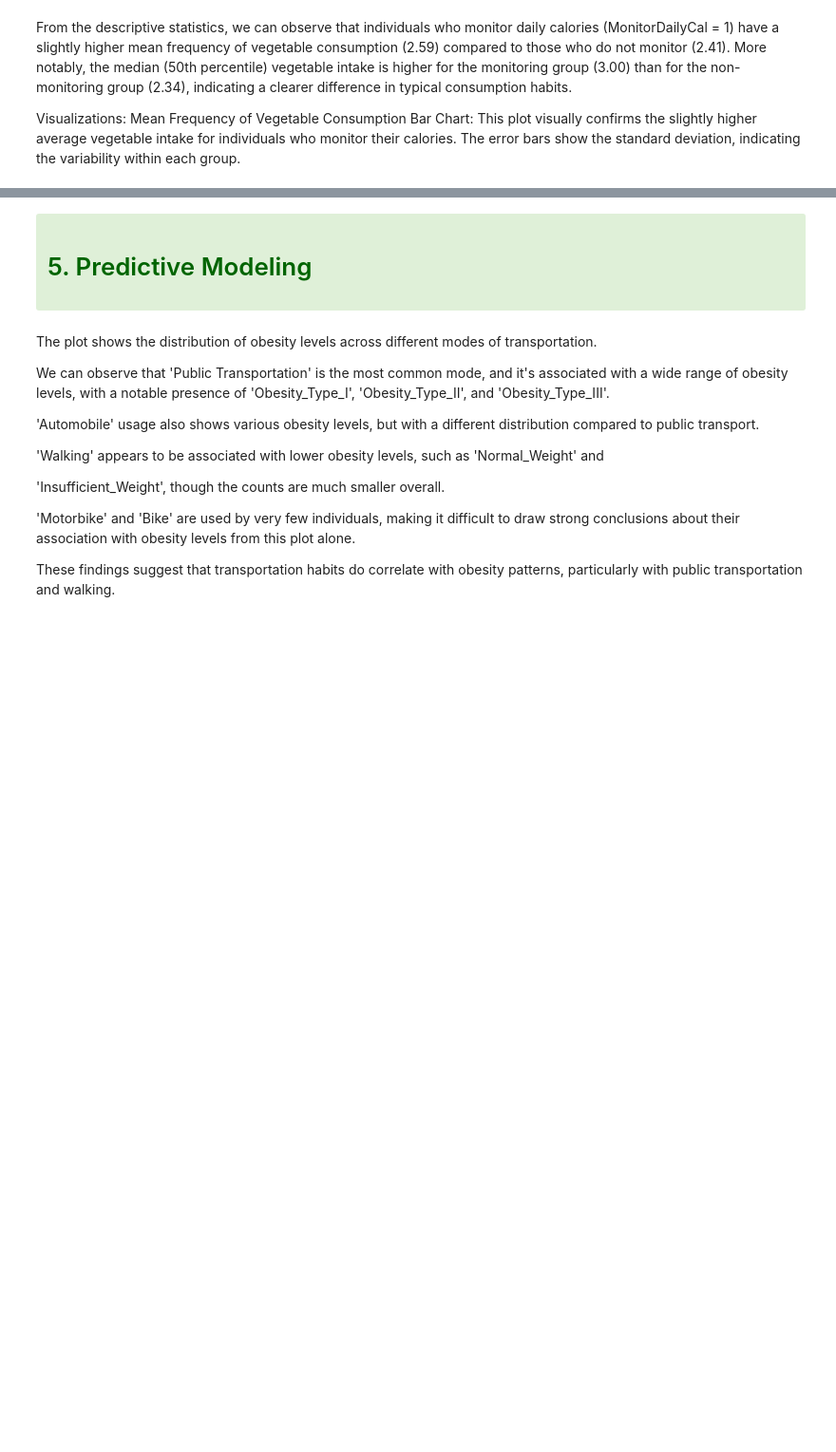
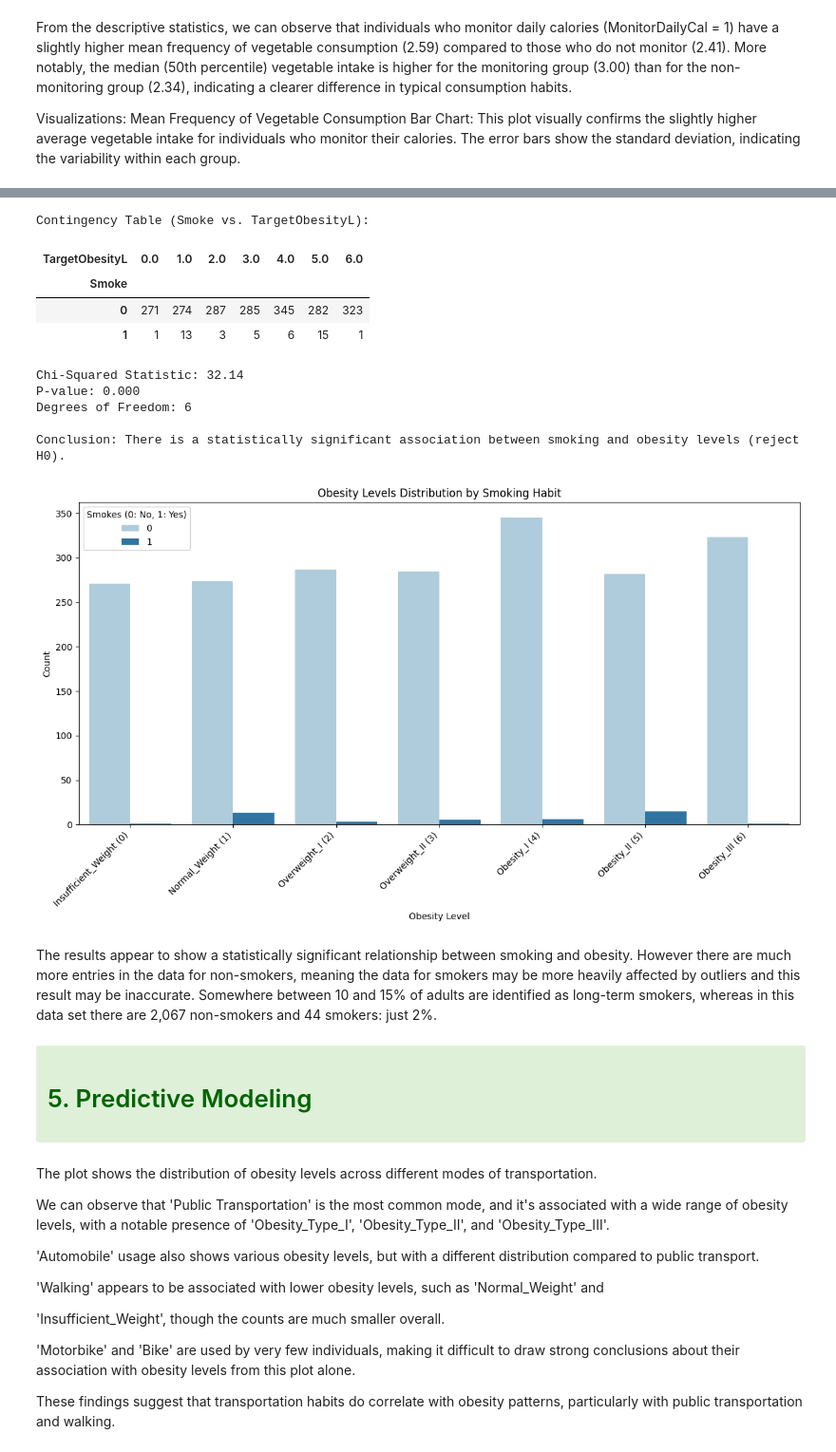
Before and after one commit to MInesGomes/DataScienceObesityLevels, a Jupyter notebook: DSGroup2.ipynb, the cells around one changed output, grey strips where cells are left out. Shown at 95% size. Drawn from its saved outputs; the diff is of its cells as text; code cells hidden in the pictures; blank space fills up the shorter version.

```diff
--- a/DSGroup2.ipynb
+++ b/DSGroup2.ipynb
@@ -1447,3 +1479,52 @@ Mean Frequency of Vegetable Consumption Bar Chart: This plot visually confirms t
+# %%
+from scipy.stats import chi2_contingency
+import pandas as pd
+import matplotlib.pyplot as plt
+import seaborn as sns
+
+# Create a contingency table
+contingency_table = pd.crosstab(dfClean['Smoke'], dfClean['TargetObesityL'])
+
+print("Contingency Table (Smoke vs. TargetObesityL):")
+display(contingency_table)
+
+# Perform the Chi-Squared test
+chi2, p_value, dof, expected = chi2_contingency(contingency_table)
+
+print(f"\nChi-Squared Statistic: {chi2:.2f}")
+print(f"P-value: {p_value:.3f}")
+print(f"Degrees of Freedom: {dof}")
+
+alpha = 0.05
+if p_value < alpha:
+    print("\nConclusion: There is a statistically significant association between smoking and obesity levels (reject H0).")
+else:
+    print("\nConclusion: There is no statistically significant association between smoking and obesity levels (fail to reject H0).")
+
+# Visualize the distribution using a stacked bar chart
+plt.figure(figsize=(12, 7))
+sns.countplot(x='TargetObesityL', hue='Smoke', data=dfClean, palette='Paired', order=sorted(dfClean['TargetObesityL'].unique()))
+plt.title('Obesity Levels Distribution by Smoking Habit')
+plt.xlabel('Obesity Level')
+plt.ylabel('Count')
+plt.xticks(ticks=range(len(ObesityLabels)), labels=ObesityLabels, rotation=45, ha='right')
+plt.legend(title='Smokes (0: No, 1: Yes)')
+plt.tight_layout()
+plt.show()
+# %% [output]
+Contingency Table (Smoke vs. TargetObesityL):
+| TargetObesityL | 0.0 | 1.0 | 2.0 | 3.0 | 4.0 | 5.0 | 6.0 |
+| Smoke |  |  |  |  |  |  |  |
+| 0 | 271 | 274 | 287 | 285 | 345 | 282 | 323 |
+| 1 | 1 | 13 | 3 | 5 | 6 | 15 | 1 |
+Chi-Squared Statistic: 32.14
+P-value: 0.000
+Degrees of Freedom: 6
+
+Conclusion: There is a statistically significant association between smoking and obesity levels (reject H0).
+[figure, added]
+# %% [markdown]
+The results appear to show a statistically significant relationship between smoking and obesity. However there are much more entries in the data for non-smokers, meaning the data for smokers may be more heavily affected by outliers and this result may be inaccurate. Somewhere between 10 and 15% of adults are identified as long-term smokers, whereas in this data set there are 2,067 non-smokers and 44 smokers: just 2%.
 # %% [markdown]
 <div class="alert alert-block alert-success">
 <a id='preprocess'>
```
Also changed, not shown: parts of 6 cells of this notebook.
